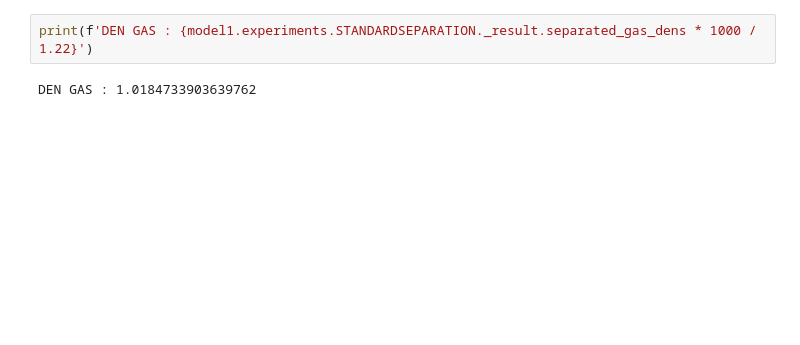
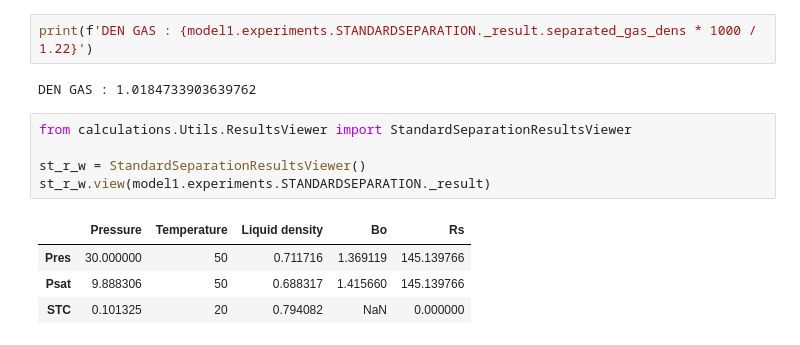
Before and after one commit to SidorenkoDD/BlackBoxFluid, a Jupyter notebook: code/tests2.ipynb, the cells around one changed output. Drawn from its saved outputs; the diff is of its cells as text; blank space fills up the shorter version.

Commit message:
добавлен ResultsViewer для стандартной сепарации

```diff
--- a/code/tests2.ipynb
+++ b/code/tests2.ipynb
@@ -423,3 +423,13 @@ BO PSAT : 1.5732199318734166
 print(f'DEN GAS : {model1.experiments.STANDARDSEPARATION._result.separated_gas_dens * 1000 / 1.22}')
 # %% [output]
 DEN GAS : 1.0184733903639762
+# %%
+from calculations.Utils.ResultsViewer import StandardSeparationResultsViewer
+
+st_r_w = StandardSeparationResultsViewer()
+st_r_w.view(model1.experiments.STANDARDSEPARATION._result)
+# %% [output]
+|  | Pressure | Temperature | Liquid density | Bo | Rs |
+| Pres | 30.000000 | 50 | 0.711716 | 1.369119 | 145.139766 |
+| Psat | 9.888306 | 50 | 0.688317 | 1.415660 | 145.139766 |
+| STC | 0.101325 | 20 | 0.794082 | NaN | 0.000000 |
```
Also changed, not shown: parts of 4 cells of this notebook, 1 other file.
